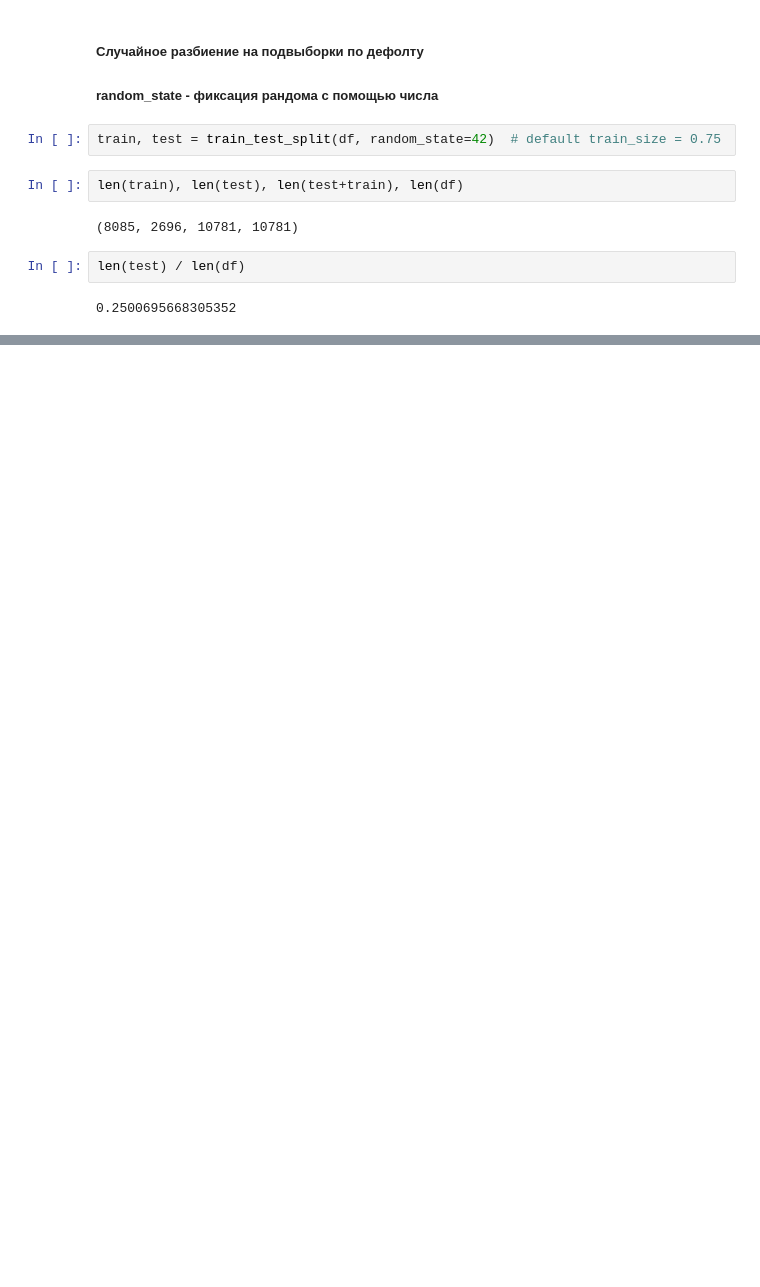
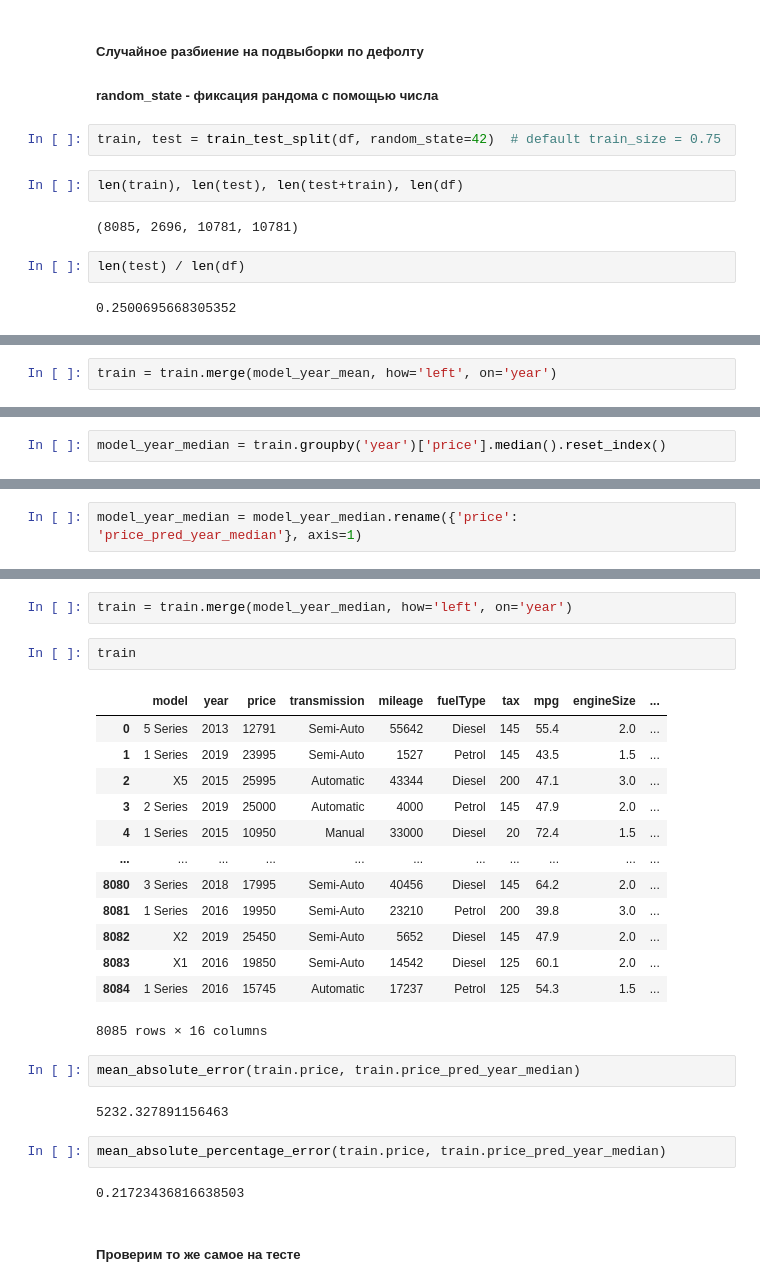
Before and after one commit to Zetis659/Data_Science_GM, a Jupyter notebook: 4.Human_learning/Human_learning.ipynb, the cells around one changed output, grey strips where cells are left out. Drawn from its saved outputs; the diff is of its cells as text; blank space fills up the shorter version.

```diff
--- a/4.Human_learning/Human_learning.ipynb
+++ b/4.Human_learning/Human_learning.ipynb
@@ -72,0 +378,2 @@ len(test) / len(df)
+# %%
+train = train.merge(model_year_mean, how='left', on='year')
@@ -72,0 +456,2 @@ len(test) / len(df)
+# %%
+model_year_median = train.groupby('year')['price'].median().reset_index()
@@ -72,0 +482,2 @@ len(test) / len(df)
+# %%
+model_year_median = model_year_median.rename({'price': 'price_pred_year_median'}, axis=1)
@@ -72,0 +513,28 @@ len(test) / len(df)
+# %%
+train = train.merge(model_year_median, how='left', on='year')
+# %%
+train
+# %% [output]
+|  | model | year | price | transmission | mileage | fuelType | tax | mpg | engineSize | ... |
+| 0 | 5 Series | 2013 | 12791 | Semi-Auto | 55642 | Diesel | 145 | 55.4 | 2.0 | ... |
+| 1 | 1 Series | 2019 | 23995 | Semi-Auto | 1527 | Petrol | 145 | 43.5 | 1.5 | ... |
+| 2 | X5 | 2015 | 25995 | Automatic | 43344 | Diesel | 200 | 47.1 | 3.0 | ... |
+| 3 | 2 Series | 2019 | 25000 | Automatic | 4000 | Petrol | 145 | 47.9 | 2.0 | ... |
+| 4 | 1 Series | 2015 | 10950 | Manual | 33000 | Diesel | 20 | 72.4 | 1.5 | ... |
+| ... | ... | ... | ... | ... | ... | ... | ... | ... | ... | ... |
+| 8080 | 3 Series | 2018 | 17995 | Semi-Auto | 40456 | Diesel | 145 | 64.2 | 2.0 | ... |
+| 8081 | 1 Series | 2016 | 19950 | Semi-Auto | 23210 | Petrol | 200 | 39.8 | 3.0 | ... |
+| 8082 | X2 | 2019 | 25450 | Semi-Auto | 5652 | Diesel | 145 | 47.9 | 2.0 | ... |
+| 8083 | X1 | 2016 | 19850 | Semi-Auto | 14542 | Diesel | 125 | 60.1 | 2.0 | ... |
+| 8084 | 1 Series | 2016 | 15745 | Automatic | 17237 | Petrol | 125 | 54.3 | 1.5 | ... |
+8085 rows × 16 columns
+# %%
+mean_absolute_error(train.price, train.price_pred_year_median)
+# %% [output]
+5232.327891156463
+# %%
+mean_absolute_percentage_error(train.price, train.price_pred_year_median)
+# %% [output]
+0.21723436816638503
+# %% [markdown]
+##### Проверим то же самое на тесте
```
Also changed, not shown: parts of 98 cells of this notebook.
